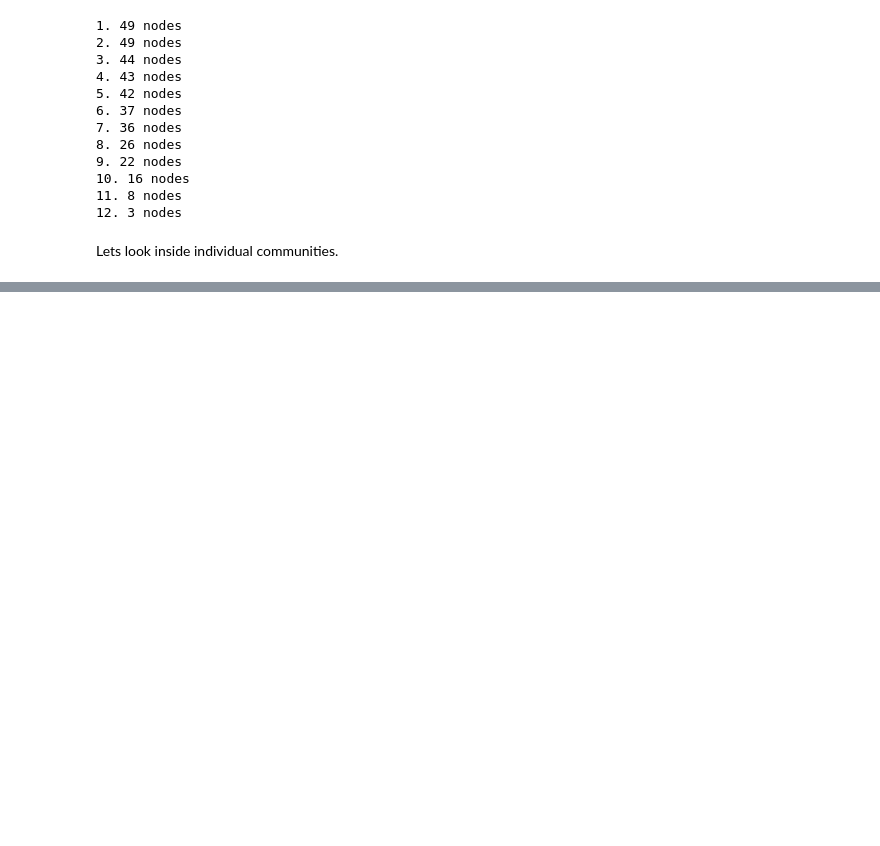
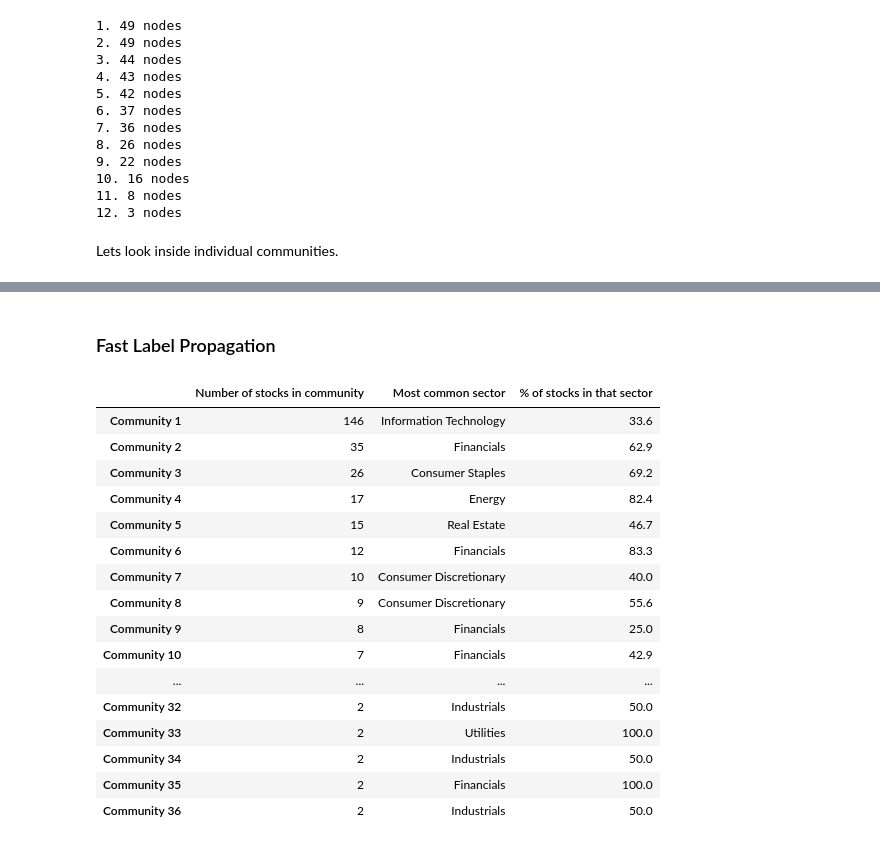
Before and after one commit to HSellis/INA-Project, a Jupyter notebook: community_detection.ipynb, the cells around one changed output, grey strips where cells are left out. Cells and saved outputs as stored; diff of their text form; code cells hidden in the pictures; blank space fills up the shorter version.

```diff
--- a/community_detection.ipynb
+++ b/community_detection.ipynb
@@ -362,0 +381,23 @@ About half of the detected communities have a clear majority sector:
+# %% [markdown]
+### Fast Label Propagation
+# %%
+communities = algs["FLP"](lcc).communities
+investigate_communities(lcc, communities, printout=False, plot=False)
+# %% [output]
+|  | Number of stocks in community | Most common sector | % of stocks in that sector |
+| Community 1 | 146 | Information Technology | 33.6 |
+| Community 2 | 35 | Financials | 62.9 |
+| Community 3 | 26 | Consumer Staples | 69.2 |
+| Community 4 | 17 | Energy | 82.4 |
+| Community 5 | 15 | Real Estate | 46.7 |
+| Community 6 | 12 | Financials | 83.3 |
+| Community 7 | 10 | Consumer Discretionary | 40.0 |
+| Community 8 | 9 | Consumer Discretionary | 55.6 |
+| Community 9 | 8 | Financials | 25.0 |
+| Community 10 | 7 | Financials | 42.9 |
+| ... | ... | ... | ... |
+| Community 32 | 2 | Industrials | 50.0 |
+| Community 33 | 2 | Utilities | 100.0 |
+| Community 34 | 2 | Industrials | 50.0 |
+| Community 35 | 2 | Financials | 100.0 |
+| Community 36 | 2 | Industrials | 50.0 |
```
Also changed, not shown: parts of 11 cells of this notebook.
